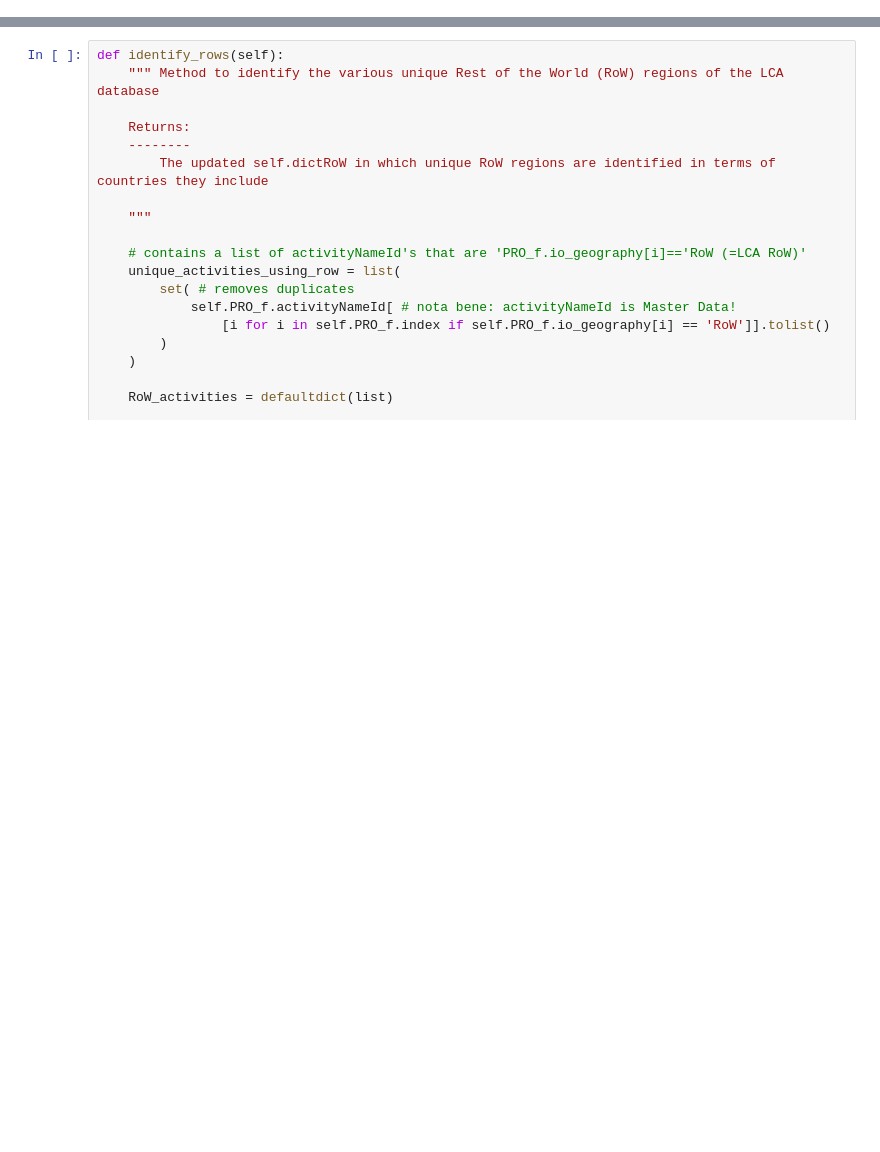
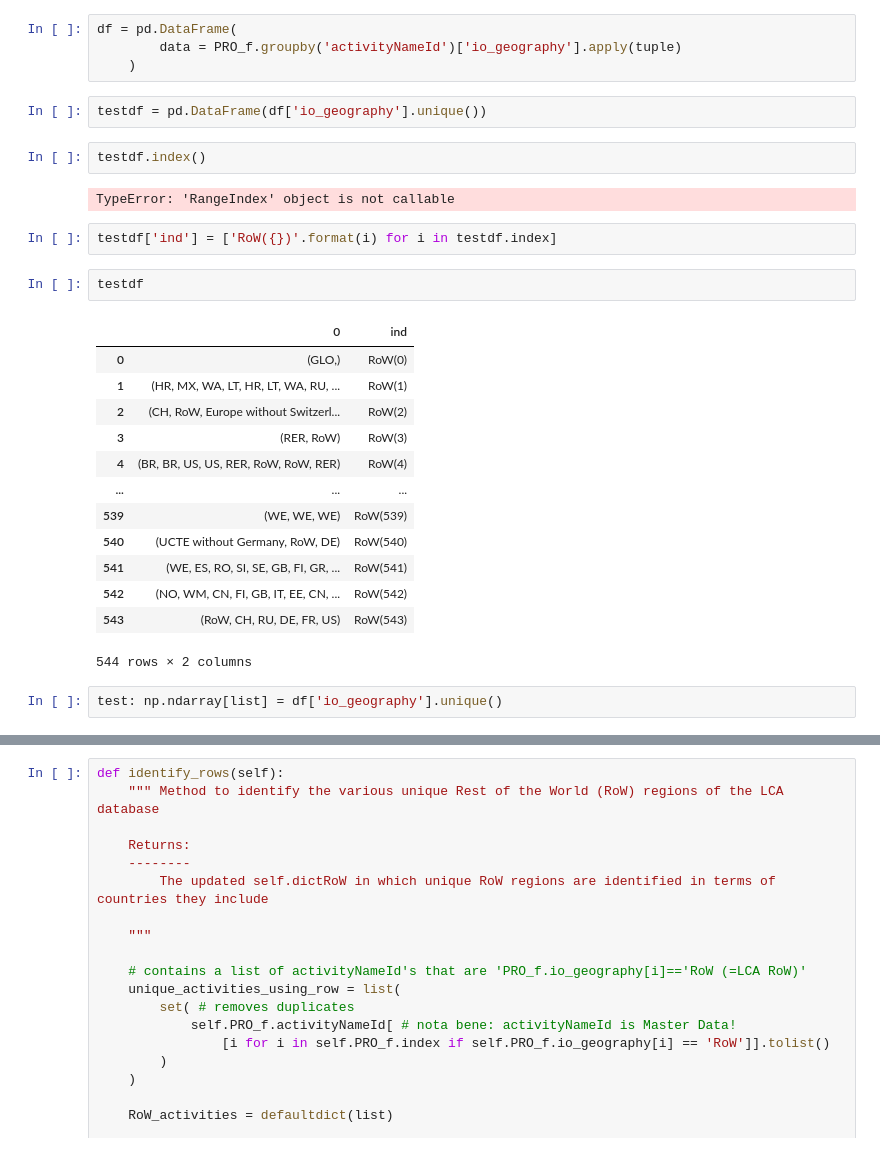
Before and after one commit to brightway-lca/bw_hybrid, a Jupyter notebook: dev/notebooks/function_refactoring/rest_of_world.ipynb, the cells around one changed output, grey strips where cells are left out. Saved outputs shown, nothing was run; the diff lists cells and outputs as text; blank space fills up the shorter version.

```diff
--- a/dev/notebooks/function_refactoring/rest_of_world.ipynb
+++ b/dev/notebooks/function_refactoring/rest_of_world.ipynb
@@ -34,0 +160,30 @@ should look like:
+# %%
+df = pd.DataFrame(
+        data = PRO_f.groupby('activityNameId')['io_geography'].apply(tuple)
+    )
+# %%
+testdf = pd.DataFrame(df['io_geography'].unique())
+# %%
+testdf.index()
+# %% [output]
+TypeError: 'RangeIndex' object is not callable
+# %%
+testdf['ind'] = ['RoW({})'.format(i) for i in testdf.index]
+# %%
+testdf
+# %% [output]
+|  | 0 | ind |
+| 0 | (GLO,) | RoW(0) |
+| 1 | (HR, MX, WA, LT, HR, LT, WA, RU, ... | RoW(1) |
+| 2 | (CH, RoW, Europe without Switzerl... | RoW(2) |
+| 3 | (RER, RoW) | RoW(3) |
+| 4 | (BR, BR, US, US, RER, RoW, RoW, RER) | RoW(4) |
+| ... | ... | ... |
+| 539 | (WE, WE, WE) | RoW(539) |
+| 540 | (UCTE without Germany, RoW, DE) | RoW(540) |
+| 541 | (WE, ES, RO, SI, SE, GB, FI, GR, ... | RoW(541) |
+| 542 | (NO, WM, CN, FI, GB, IT, EE, CN, ... | RoW(542) |
+| 543 | (RoW, CH, RU, DE, FR, US) | RoW(543) |
+544 rows × 2 columns
+# %%
+test: np.ndarray[list] = df['io_geography'].unique()
```
Also changed, not shown: parts of 30 cells of this notebook, 4 other files.
